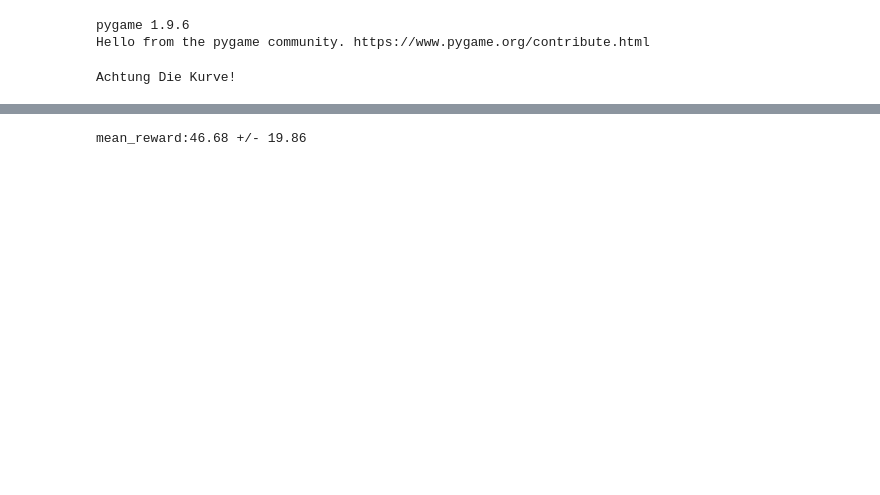
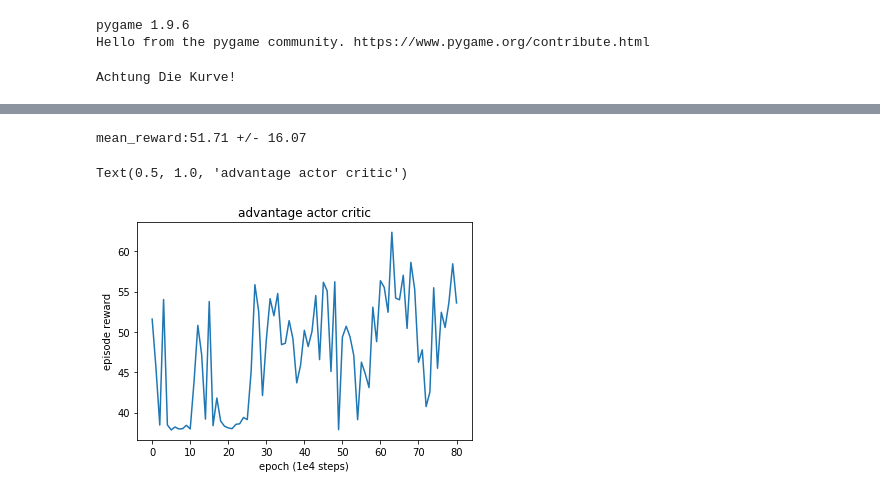
Before and after one commit to thowell/achtung, a Jupyter notebook: a2c.ipynb, the cells around one changed output, grey strips where cells are left out. Saved outputs shown, nothing was run; the diff lists cells and outputs as text; code cells hidden in the pictures; blank space fills up the shorter version.

```diff
--- a/a2c.ipynb
+++ b/a2c.ipynb
@@ -65,7 +65,7 @@ policy_kwargs = dict(
 )
 # %%
 model = A2C("CnnPolicy",
-            env,
+            DummyVecEnv([lambda: env]),
             policy_kwargs=policy_kwargs,
             ent_coef=0.01,
             vf_coef=0.25)
@@ -100,4 +119,12 @@ model.load("a2c_achtung")
 mean_reward, std_reward = evaluate_policy(model, env, n_eval_episodes=100)
 print(f"mean_reward:{mean_reward:.2f} +/- {std_reward:.2f}")
 # %% [output]
-mean_reward:46.68 +/- 19.86
+mean_reward:51.71 +/- 16.07
+# %%
+plt.plot(rewards)
+plt.xlabel('epoch (1e4 steps)')
+plt.ylabel('episode reward')
+plt.title('advantage actor critic')
+# %% [output]
+Text(0.5, 1.0, 'advantage actor critic')
+[figure, added]
```
Also changed, not shown: parts of 2 cells of this notebook, 3 other files.
